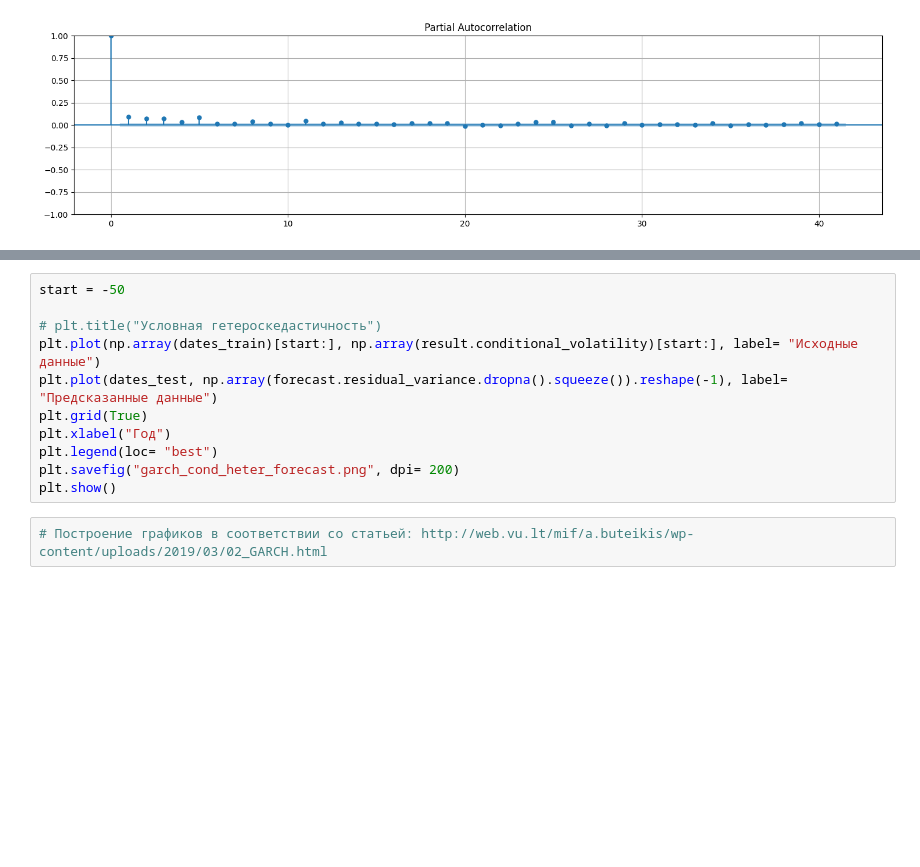
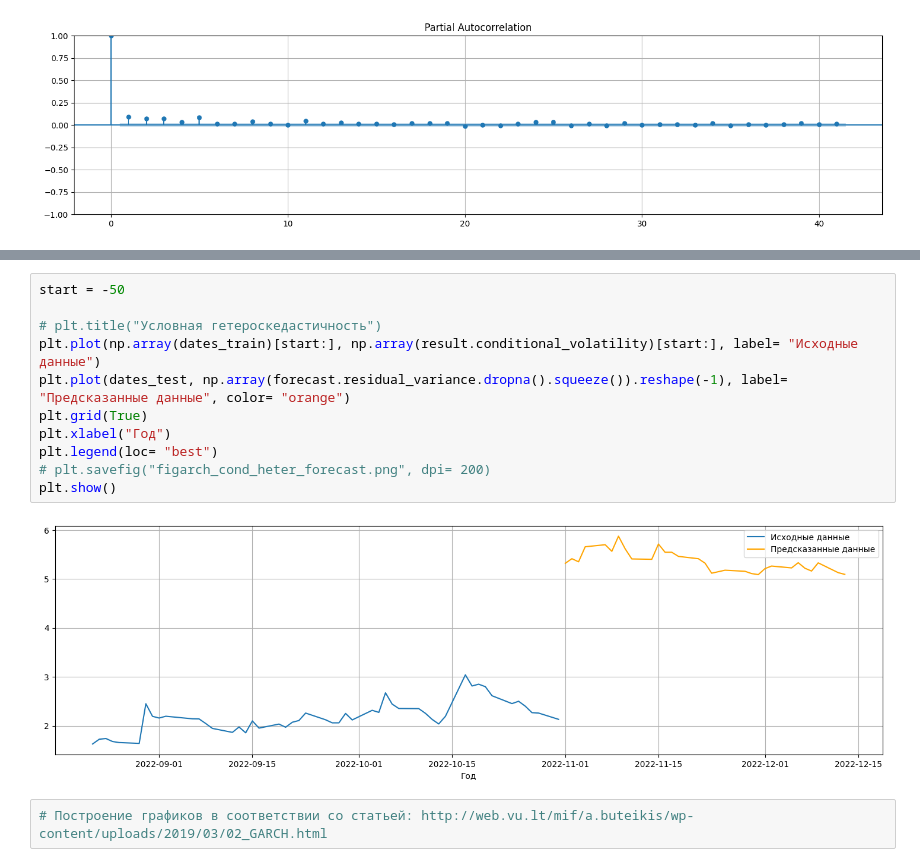
Before and after one commit to AndrewGrishin/Stock-Forecasting, a Jupyter notebook: FIGARCH/figarch.ipynb, the cells around one changed output, grey strips where cells are left out. Cells and saved outputs as stored; diff of their text form; blank space fills up the shorter version.

```diff
--- a/FIGARCH/figarch.ipynb
+++ b/FIGARCH/figarch.ipynb
@@ -121,13 +174,15 @@ plt.show()
 # %%
 start = -50
 
 # plt.title("Условная гетероскедастичность")
 plt.plot(np.array(dates_train)[start:], np.array(result.conditional_volatility)[start:], label= "Исходные данные")
-plt.plot(dates_test, np.array(forecast.residual_variance.dropna().squeeze()).reshape(-1), label= "Предсказанные данные")
+plt.plot(dates_test, np.array(forecast.residual_variance.dropna().squeeze()).reshape(-1), label= "Предсказанные данные", color= "orange")
 plt.grid(True)
 plt.xlabel("Год")
 plt.legend(loc= "best")
-plt.savefig("garch_cond_heter_forecast.png", dpi= 200)
+# plt.savefig("figarch_cond_heter_forecast.png", dpi= 200)
 plt.show()
+# %% [output]
+[figure, added]
 # %%
 # Построение графиков в соответствии со статьей: http://web.vu.lt/mif/a.buteikis/wp-content/uploads/2019/03/02_GARCH.html
```
Also changed, not shown: parts of 10 cells of this notebook, 5 other files.
